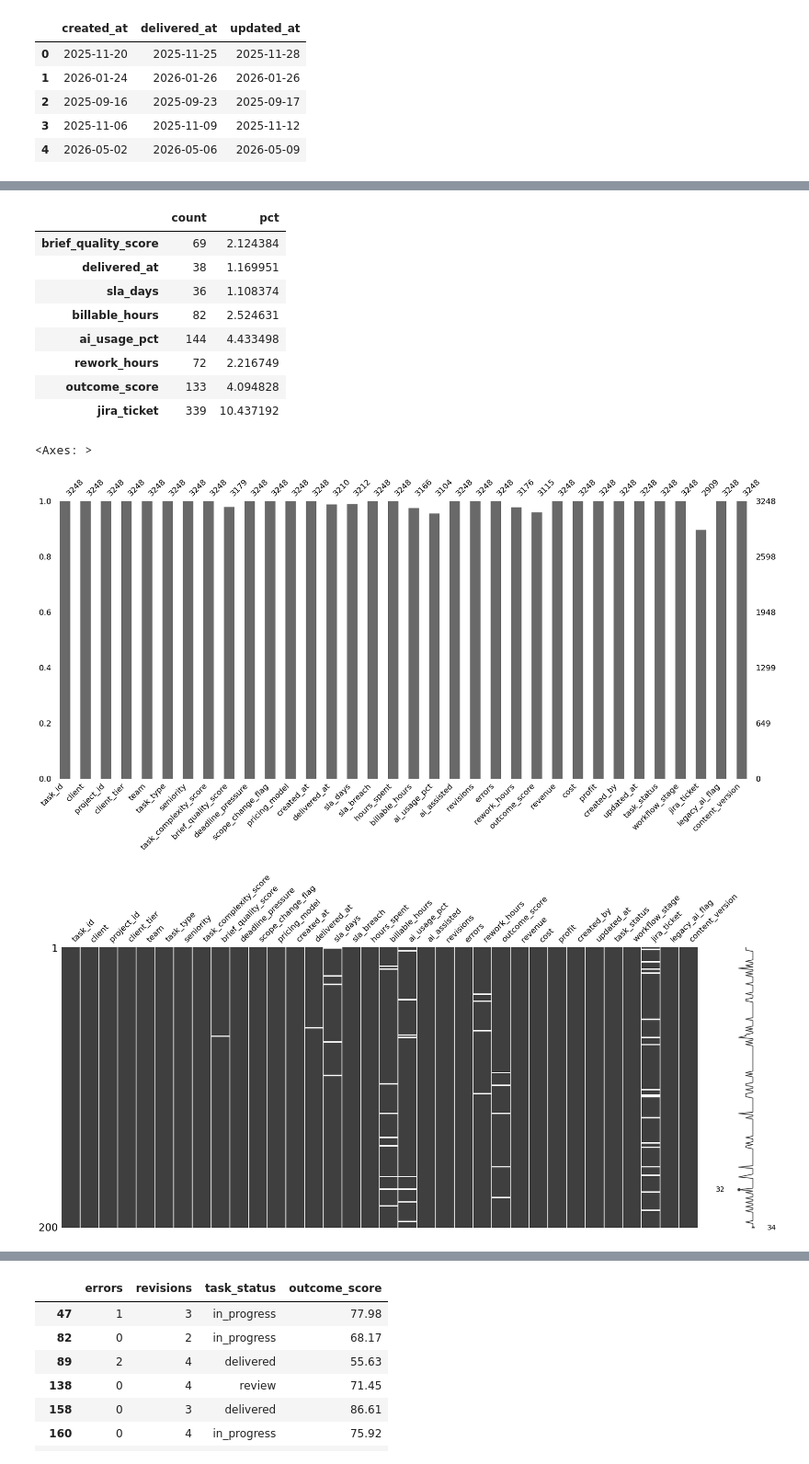
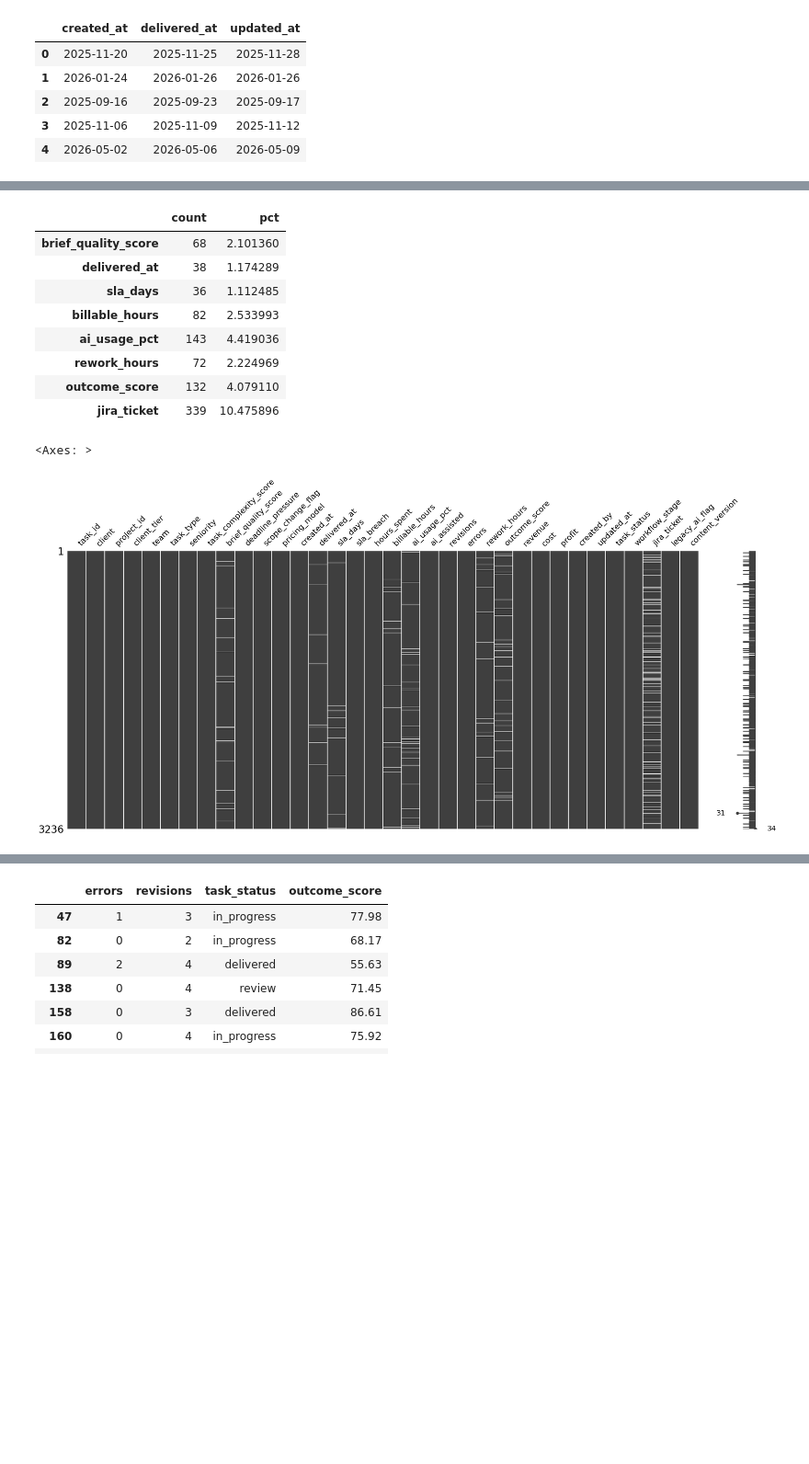
Before and after one commit to Cam-crt/FCM-Data-Alchemist, a Jupyter notebook: src/main_final.ipynb, the cells around one changed output, grey strips where cells are left out. Shown at 92% size. Cells and saved outputs as stored; diff of their text form; code cells hidden in the pictures; blank space fills up the shorter version.

```diff
--- a/src/main_final.ipynb
+++ b/src/main_final.ipynb
@@ -138,0 +142,5 @@ Length: 2, dtype: str
+# %%
+#drop task_id row with task_id == T00010, T00726, T00875, T01080, T01740 and T02295
+final_df = final_df[~final_df["task_id"].isin(["T00010", "T00726", "T00875", "T01080", "T01740", "T02295"])]
+
+print(len(final_df))
@@ -342,22 +400,19 @@ missing_percentage = (missing_values / final_df.shape[0]) * 100
 
 missing_summary = pd.DataFrame({"count": missing_values, "pct": missing_percentage})
 missing_summary[missing_summary["count"] > 0]
-# columns that contain missing: brief_quality_score, delivered_at, sla_days, billable_hours, ai_usage_pct, rework_hours, outcome_score, jira_ticket
 # %% [output]
 |  | count | pct |
-| brief_quality_score | 69 | 2.124384 |
-| delivered_at | 38 | 1.169951 |
-| sla_days | 36 | 1.108374 |
-| billable_hours | 82 | 2.524631 |
-| ai_usage_pct | 144 | 4.433498 |
-| rework_hours | 72 | 2.216749 |
-| outcome_score | 133 | 4.094828 |
-| jira_ticket | 339 | 10.437192 |
+| brief_quality_score | 68 | 2.101360 |
+| delivered_at | 38 | 1.174289 |
+| sla_days | 36 | 1.112485 |
+| billable_hours | 82 | 2.533993 |
+| ai_usage_pct | 143 | 4.419036 |
+| rework_hours | 72 | 2.224969 |
+| outcome_score | 132 | 4.079110 |
+| jira_ticket | 339 | 10.475896 |
 # %%
 # visualization of columns that contain missing values
-msno.bar(final_df)
-msno.matrix(final_df.sample(200))
+msno.matrix(final_df)
 # %% [output]
 <Axes: >
-[figure, old version]
+[figure, new version]
-[figure, removed]
```
Also changed, not shown: parts of 94 cells of this notebook, 2 other files.
